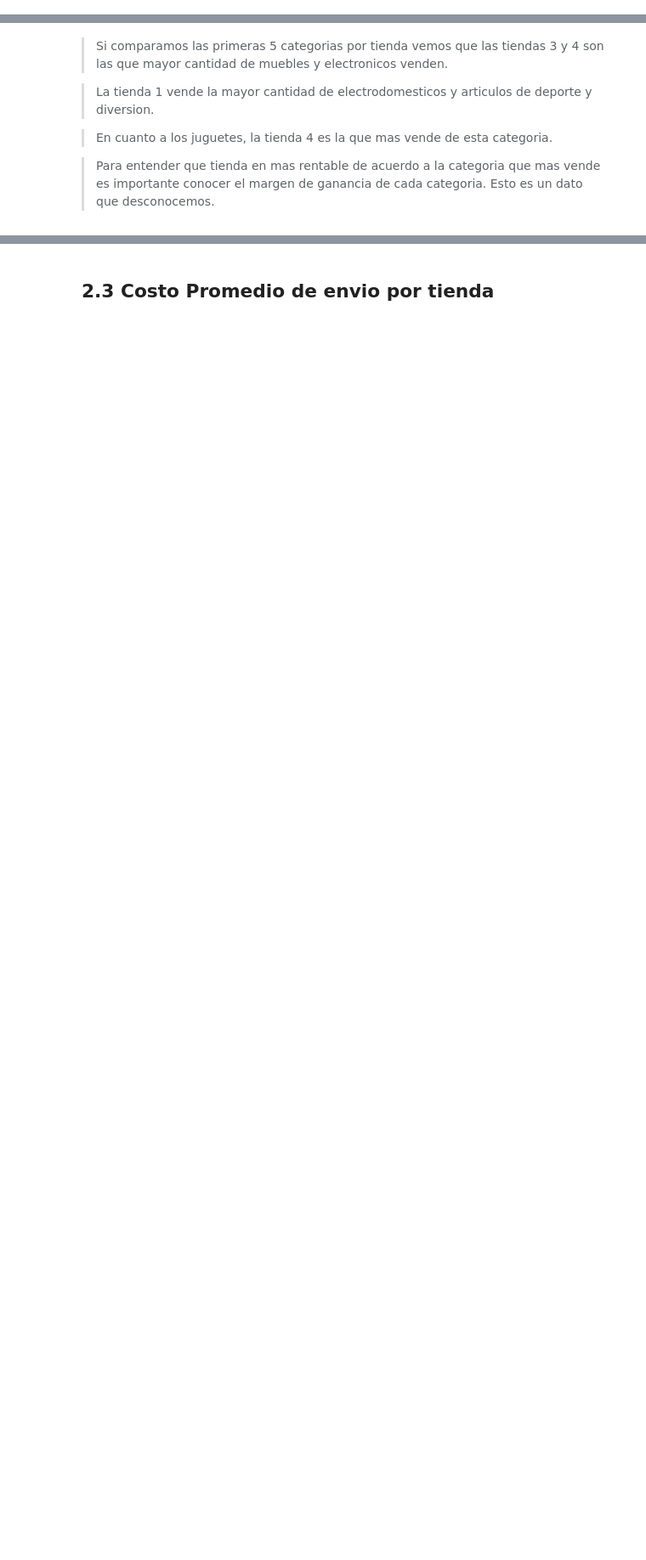
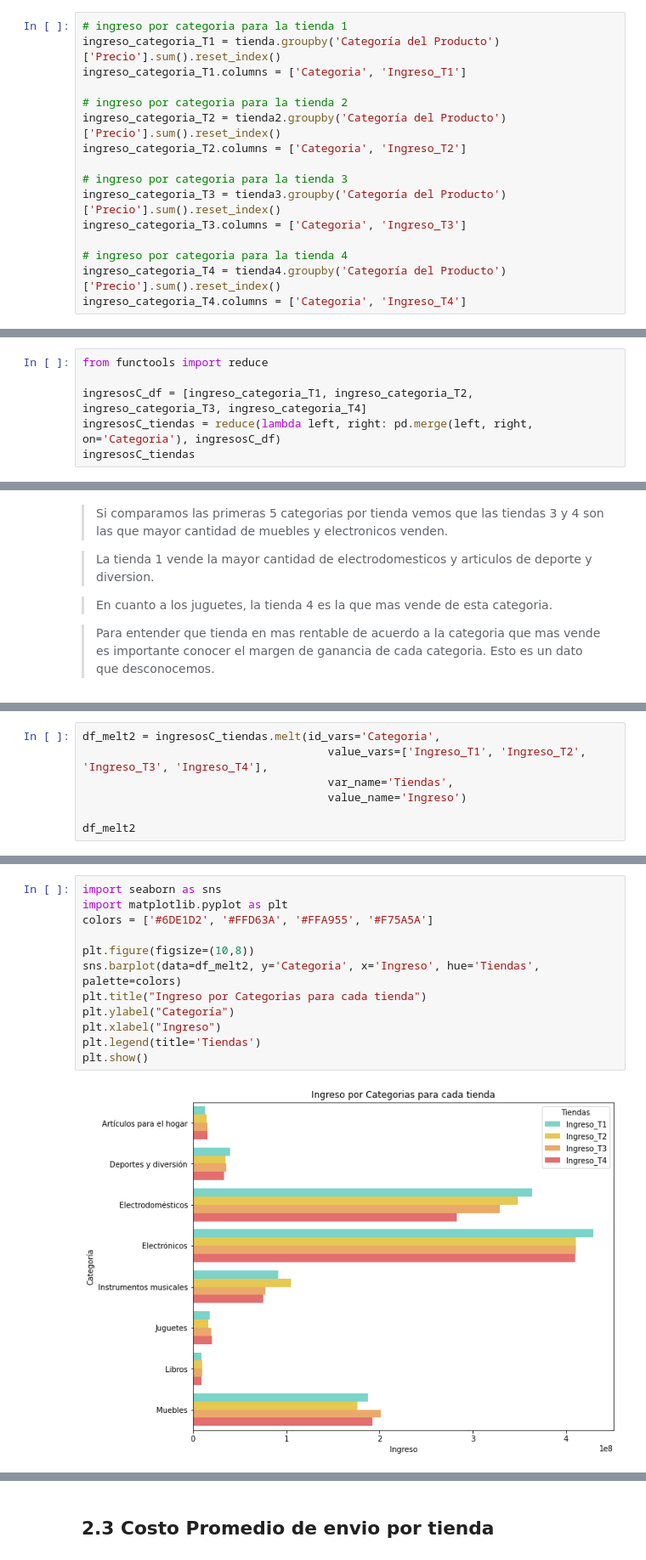
Before and after one commit to jbernalg/challenge-store, a Jupyter notebook: AluraStoreLatam.ipynb, the cells around one changed output, grey strips where cells are left out. Shown at 85% size. Drawn from its saved outputs; the diff is of its cells as text; blank space fills up the shorter version.

Commit message:
ingreso generado por categoria

```diff
--- a/AluraStoreLatam.ipynb
+++ b/AluraStoreLatam.ipynb
@@ -143,0 +154,16 @@ df_categorias_tiendas
+# %%
+# ingreso por categoria para la tienda 1
+ingreso_categoria_T1 = tienda.groupby('Categoría del Producto')['Precio'].sum().reset_index()
+ingreso_categoria_T1.columns = ['Categoria', 'Ingreso_T1']
+
+# ingreso por categoria para la tienda 2
+ingreso_categoria_T2 = tienda2.groupby('Categoría del Producto')['Precio'].sum().reset_index()
+ingreso_categoria_T2.columns = ['Categoria', 'Ingreso_T2']
+
+# ingreso por categoria para la tienda 3
+ingreso_categoria_T3 = tienda3.groupby('Categoría del Producto')['Precio'].sum().reset_index()
+ingreso_categoria_T3.columns = ['Categoria', 'Ingreso_T3']
+
+# ingreso por categoria para la tienda 4
+ingreso_categoria_T4 = tienda4.groupby('Categoría del Producto')['Precio'].sum().reset_index()
+ingreso_categoria_T4.columns = ['Categoria', 'Ingreso_T4']
@@ -143,0 +172,6 @@ df_categorias_tiendas
+# %%
+from functools import reduce
+
+ingresosC_df = [ingreso_categoria_T1, ingreso_categoria_T2, ingreso_categoria_T3, ingreso_categoria_T4]
+ingresosC_tiendas = reduce(lambda left, right: pd.merge(left, right, on='Categoria'), ingresosC_df)
+ingresosC_tiendas
@@ -385,0 +430,7 @@ plt.show()
+# %%
+df_melt2 = ingresosC_tiendas.melt(id_vars='Categoria',
+                                     value_vars=['Ingreso_T1', 'Ingreso_T2', 'Ingreso_T3', 'Ingreso_T4'],
+                                     var_name='Tiendas',
+                                     value_name='Ingreso')
+
+df_melt2
@@ -385,0 +455,14 @@ plt.show()
+# %%
+import seaborn as sns
+import matplotlib.pyplot as plt
+colors = ['#6DE1D2', '#FFD63A', '#FFA955', '#F75A5A']
+
+plt.figure(figsize=(10,8))
+sns.barplot(data=df_melt2, y='Categoria', x='Ingreso', hue='Tiendas', palette=colors)
+plt.title("Ingreso por Categorias para cada tienda")
+plt.ylabel("Categoría")
+plt.xlabel("Ingreso")
+plt.legend(title='Tiendas')
+plt.show()
+# %% [output]
+[figure, added]
```
Also changed, not shown: parts of 16 cells of this notebook.
